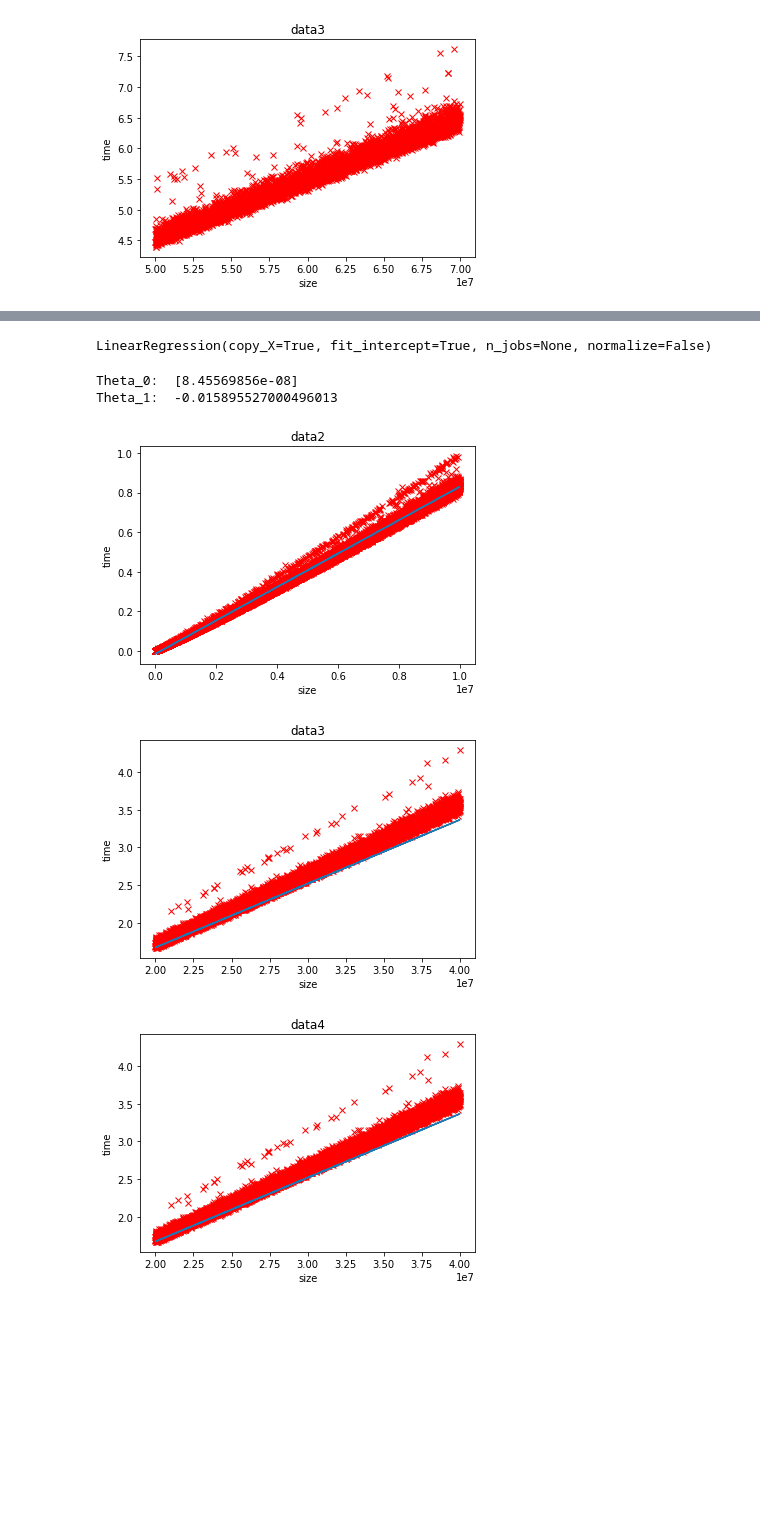
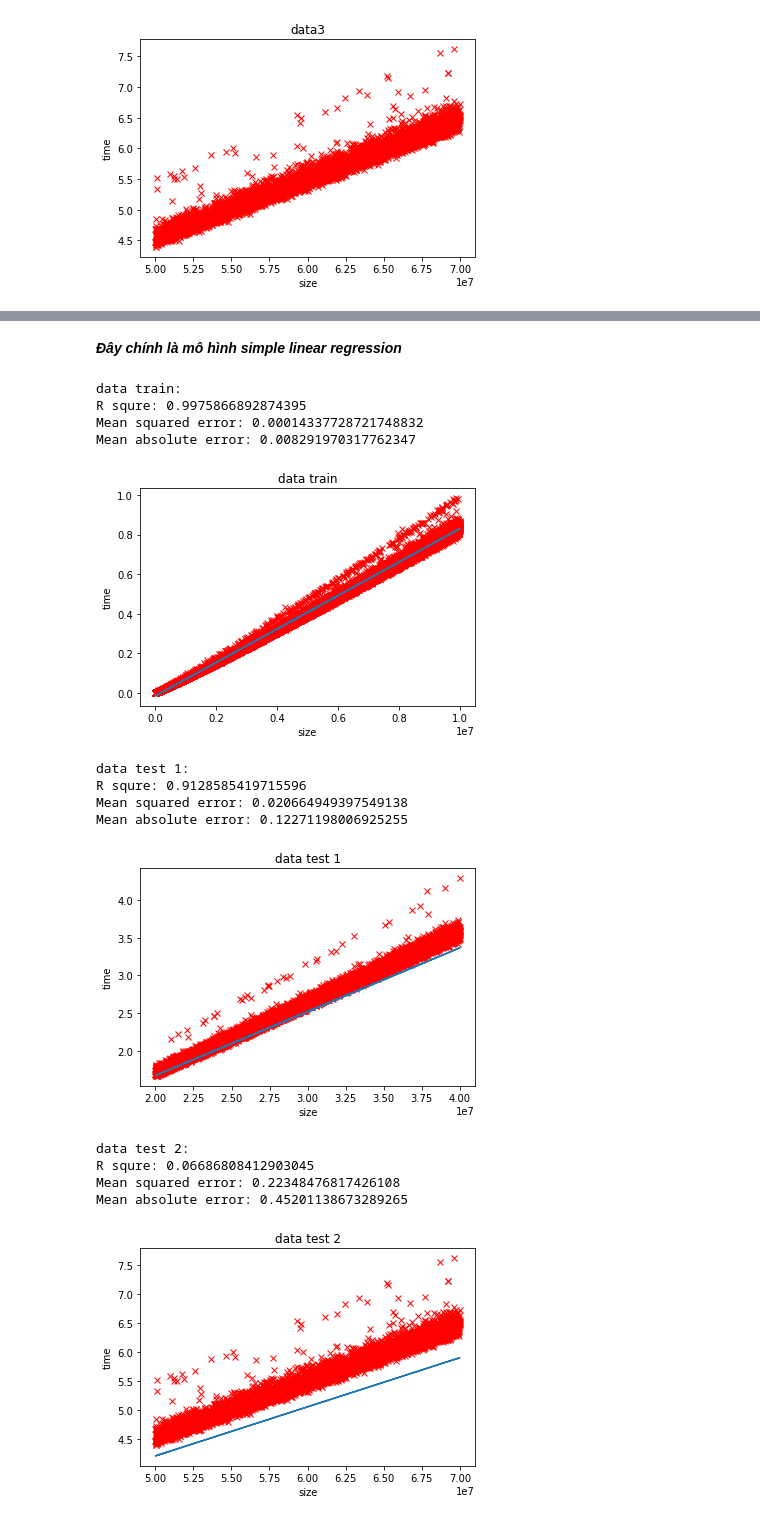
Before and after one commit to phutaekwondo/CS114.L21, a Jupyter notebook: BT_colab_so_2.ipynb, the cells around one changed output, grey strips where cells are left out. Drawn from its saved outputs; the diff is of its cells as text; code cells hidden in the pictures; blank space fills up the shorter version.

```diff
--- a/BT_colab_so_2.ipynb
+++ b/BT_colab_so_2.ipynb
@@ -14,6 +14,8 @@ data_test_2 = pd.read_csv(url_test_2, header=None, names = ['x', 'y'])
 X_train, y_train = np.array(data_train['x']).reshape(-1,1), np.array(data_train['y'])
 X_test_1, y_test_1 = np.array(data_test_1['x']).reshape(-1,1), np.array(data_test_1['y'])
 X_test_2, y_test_2 = np.array(data_test_2['x']).reshape(-1,1), np.array(data_test_2['y'])
+y_data = np.concatenate((y_train, y_test_1, y_test_2))
+X_data = np.concatenate((X_train, X_test_1, X_test_2))
 # %%
 import matplotlib.pyplot as plt
 
@@ -58,0 +65,9 @@ Mean squared error: 0.22348476817426036
+# %%
+prediction = np.concatenate((prediction_train, prediction_test_1, prediction_test_2))
+def draw_full(prediction, X=X_data, y=y_data):
+  plt.plot(X, y, "x", color='red')
+  plt.plot(X, prediction)
+  plt.title("data")
+  plt.xlabel('size')
+  plt.ylabel('time')
+  plt.show()
@@ -61,11 +84,0 @@ from sklearn.linear_model import LinearRegression
-# %%
-model = LinearRegression()
-model.fit(X_train, y_train)
-# %% [output]
-LinearRegression(copy_X=True, fit_intercept=True, n_jobs=None, normalize=False)
-# %%
-print('Theta_0: ', model.coef_)
-print('Theta_1: ', model.intercept_)
-# %% [output]
-Theta_0:  [8.45569856e-08]
-Theta_1:  -0.015895527000496013
@@ -80,8 +85,45 @@ def drawResult(X, y, estmated, name):
-# %%
-drawResult(X_train, y_train, est, 'data2')
-drawResult(X_test_1, y_test_1, estimated_1, 'data3')
-drawResult(X_test_1, y_test_1, estimated_1, 'data4')
-# %% [output]
-[figure, removed]
-[figure, removed]
-[figure, removed]
+# %%
+from sklearn.preprocessing import PolynomialFeatures
+
+def polynomial(X, y, number):
+  polynomial_features= PolynomialFeatures(degree=number)
+  x_poly = polynomial_features.fit_transform(X)
+
+  #Train data
+  pol_LR = model.fit(x_poly, y)
+  prediction_train = pol_LR.predict(x_poly)
+  draw_plot(X, y, prediction_train, 'data train')
+
+  #Test1_data
+  X_test_1_poly = polynomial_features.fit_transform(X_test_1)
+  prediction_test_1 = pol_LR.predict(X_test_1_poly)
+  draw_plot(X_test_1, y_test_1, prediction_test_1, 'data test 1')
+
+  #Test2_data
+  X_test_2_poly = polynomial_features.fit_transform(X_test_2)
+  prediction_test_2 = pol_LR.predict(X_test_2_poly)
+  draw_plot(X_test_2, y_test_2, prediction_test_2, 'data test 2')
+
+  #draw full data
+  estimated_full = np.concatenate((prediction_train, prediction_test_1, prediction_test_2))
+  draw_full(estimated_full)
+# %% [markdown]
+***Đây chính là mô hình simple linear regression***
+# %%
+polynomial(X_train, y_train, 1)
+# %% [output]
+data train:
+R squre: 0.9975866892874395
+Mean squared error: 0.00014337728721748832
+Mean absolute error: 0.008291970317762347
+[figure, added]
+data test 1:
+R squre: 0.9128585419715596
+Mean squared error: 0.020664949397549138
+Mean absolute error: 0.12271198006925255
+[figure, added]
+data test 2:
+R squre: 0.06686808412903045
+Mean squared error: 0.22348476817426108
+Mean absolute error: 0.45201138673289265
+[figure, added]
```
Also changed, not shown: parts of 12 cells of this notebook.
